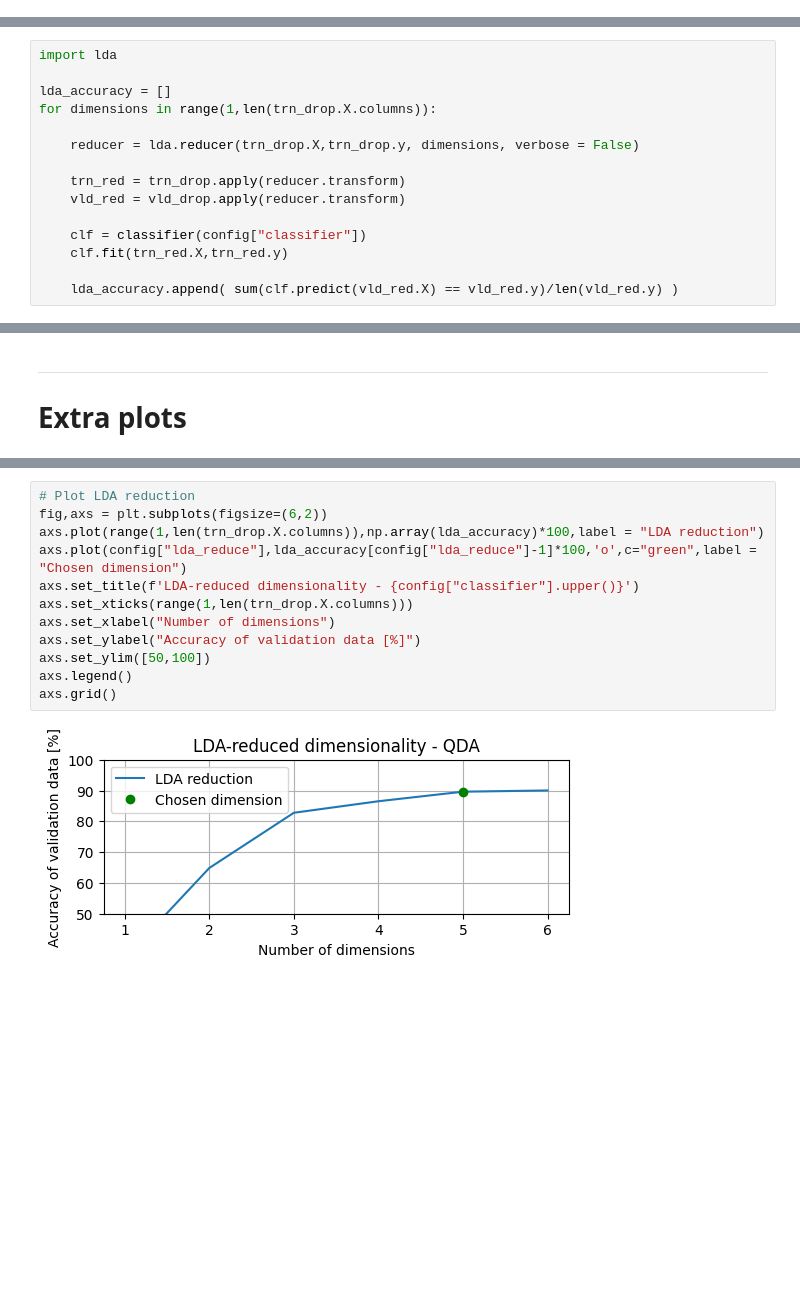
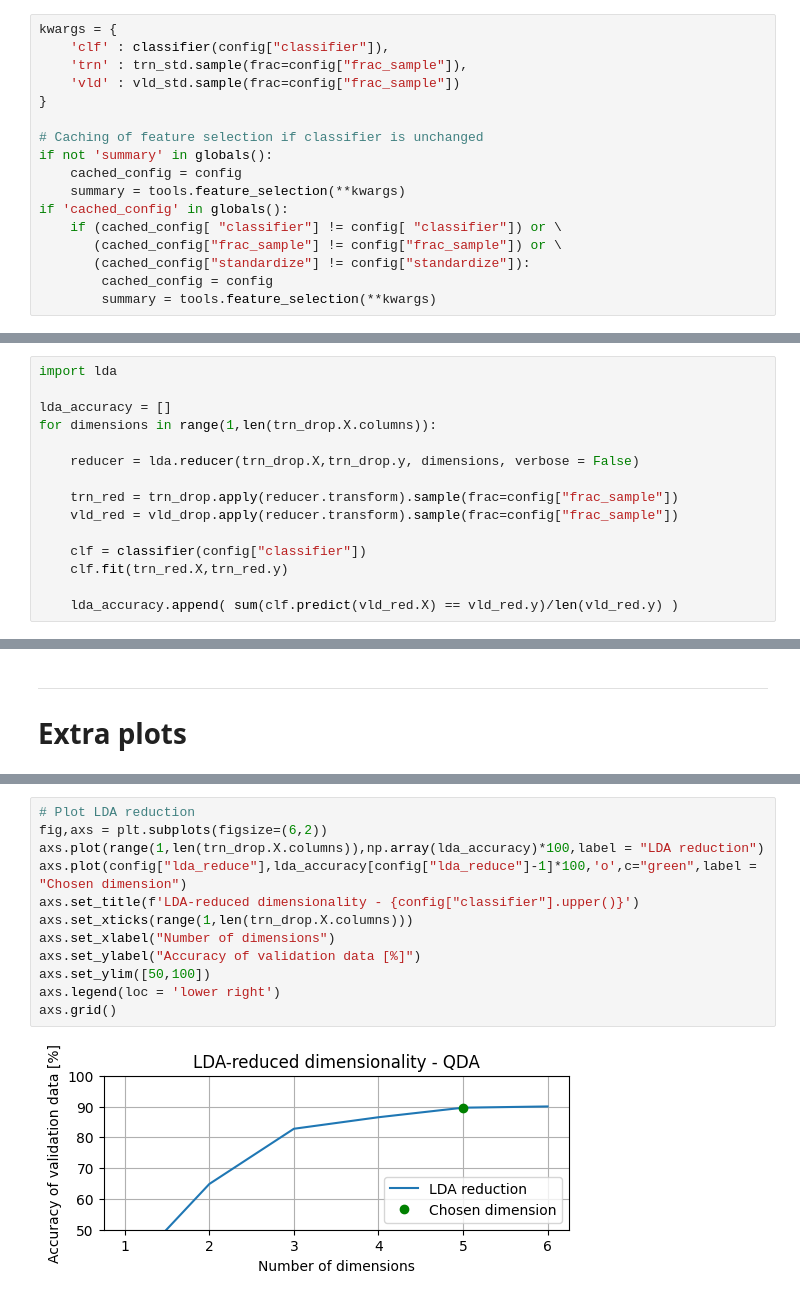
Before and after one commit to peterkrull/p7-ml-refrigeration-fault-detection, a Jupyter notebook: Python/classification_megascript.ipynb, the cells around one changed output, grey strips where cells are left out. Drawn from its saved outputs; the diff is of its cells as text; blank space fills up the shorter version.

Commit message:
Updates to classification megascript and tools

```diff
--- a/Python/classification_megascript.ipynb
+++ b/Python/classification_megascript.ipynb
@@ -112,3 +81,20 @@ elif 'cached_classifier' in globals():
+# %%
+kwargs = {
+    'clf' : classifier(config["classifier"]),
+    'trn' : trn_std.sample(frac=config["frac_sample"]),
+    'vld' : vld_std.sample(frac=config["frac_sample"])
+}
+
+# Caching of feature selection if classifier is unchanged
+if not 'summary' in globals():
+    cached_config = config
+    summary = tools.feature_selection(**kwargs)
+if 'cached_config' in globals():
+    if (cached_config[ "classifier"] != config[ "classifier"]) or \
+       (cached_config["frac_sample"] != config["frac_sample"]) or \
+       (cached_config["standardize"] != config["standardize"]):
+        cached_config = config
+        summary = tools.feature_selection(**kwargs)
 # %%
 features = summary[(summary["n_features"] == config["keep_features"]) & (summary["direction"] == config["direction"])]["features"]
 print(f"Keeping : { features.tolist() }")
@@ -131,8 +117,8 @@ for dimensions in range(1,len(trn_drop.X.columns)):
 
     reducer = lda.reducer(trn_drop.X,trn_drop.y, dimensions, verbose = False)
 
-    trn_red = trn_drop.apply(reducer.transform)
-    vld_red = vld_drop.apply(reducer.transform)
+    trn_red = trn_drop.apply(reducer.transform).sample(frac=config["frac_sample"])
+    vld_red = vld_drop.apply(reducer.transform).sample(frac=config["frac_sample"])
 
     clf = classifier(config["classifier"])
     clf.fit(trn_red.X,trn_red.y)
@@ -258,14 +236,14 @@ axs.set_xticks(range(2,14));
 # %%
 # Plot LDA reduction
 fig,axs = plt.subplots(figsize=(6,2))
 axs.plot(range(1,len(trn_drop.X.columns)),np.array(lda_accuracy)*100,label = "LDA reduction")
 axs.plot(config["lda_reduce"],lda_accuracy[config["lda_reduce"]-1]*100,'o',c="green",label = "Chosen dimension")
 axs.set_title(f'LDA-reduced dimensionality - {config["classifier"].upper()}')
 axs.set_xticks(range(1,len(trn_drop.X.columns)))
 axs.set_xlabel("Number of dimensions")
 axs.set_ylabel("Accuracy of validation data [%]")
 axs.set_ylim([50,100])
-axs.legend()
+axs.legend(loc = 'lower right')
 axs.grid()
 # %% [output]
-[figure, old version]
+[figure, new version]
```
Also changed, not shown: parts of 7 cells of this notebook, 1 other file.
